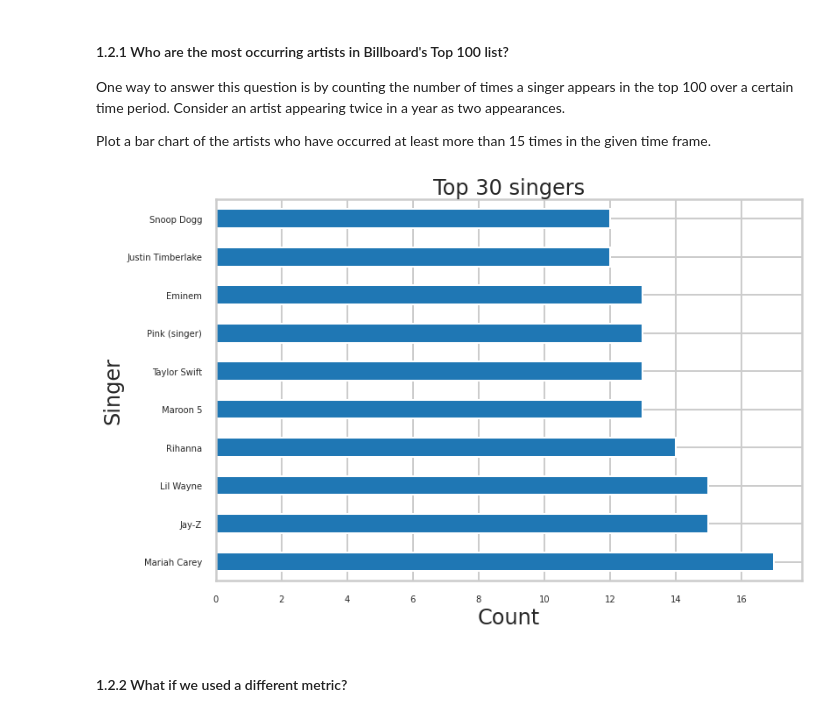
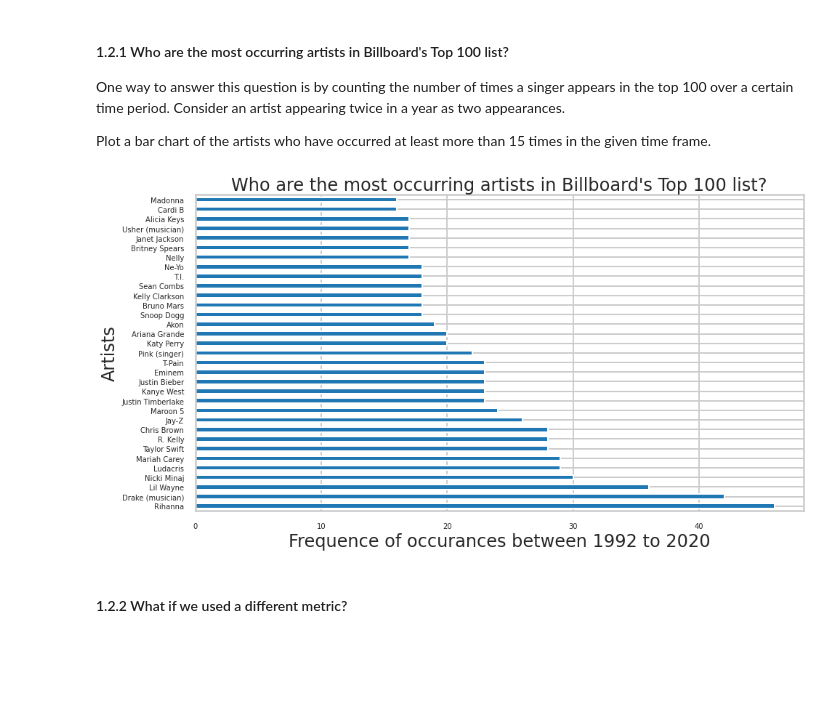
Before and after one commit to azizamirsaidova/homework_2, a Jupyter notebook: distribute_HW2.ipynb, the cells around one changed output. Cells and saved outputs as stored; diff of their text form; code cells hidden in the pictures; blank space fills up the shorter version.

```diff
--- a/distribute_HW2.ipynb
+++ b/distribute_HW2.ipynb
@@ -351,18 +351,24 @@ One way to answer this question is by counting the number of times a singer appe
 Plot a bar chart of the artists who have occurred at least more than 15 times in the given time frame.
 # %%
 #group = largedf.groupby('band_singer', sort=False)['year'].value_counts().sort_values(ascending=False)[:10]
+# grouped = largedf.groupby(['band_singer','year']).size()
+# new_grouped = grouped.to_frame(name = 'count').reset_index()
+# topsingers=new_grouped.band_singer.value_counts().sort_values(ascending=False)[:10]
 
-grouped = largedf.groupby(['band_singer','year']).size()
-new_grouped = grouped.to_frame(name = 'count').reset_index()
-topsingers=new_grouped.band_singer.value_counts().sort_values(ascending=False)[:10]
+def artist_count(startyear, endyear):
+  temp_data = flatframe[(flatframe['year']>=startyear) &  (flatframe['year'] <= endyear)]
+  temp_data = temp_data['band_singer'].value_counts()
+  return temp_data[temp_data > 15 ]
+
+artist_ = artist_count(1992, 2020)
 # %%
 #Visualizations
-plot = topsingers.plot(kind='barh', fontsize=10, figsize=(12,8), title='Top 30 singers')
-plot.set_xlabel("Count")
-plot.set_ylabel("Singer")
+plot = artist_.plot(kind='barh', fontsize=10, figsize=(15,8), title="Who are the most occurring artists in Billboard's Top 100 list?")
+plot.set_xlabel("Frequence of occurances between 1992 to 2020")
+plot.set_ylabel("Artists")
 plot.tick_params(labelsize=10)
 # %% [output]
-[figure, old version]
+[figure, new version]
 # %% [markdown]
 #### 1.2.2 What if we used a different metric?
 # %% [markdown]
```
Also changed, not shown: parts of 12 cells of this notebook.
